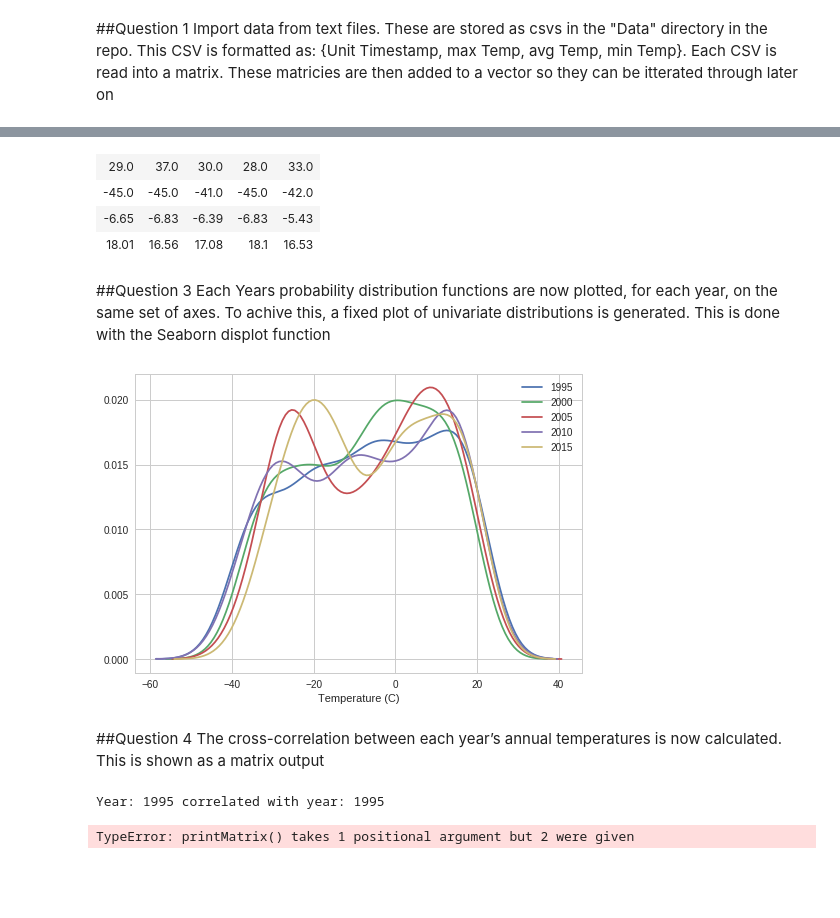
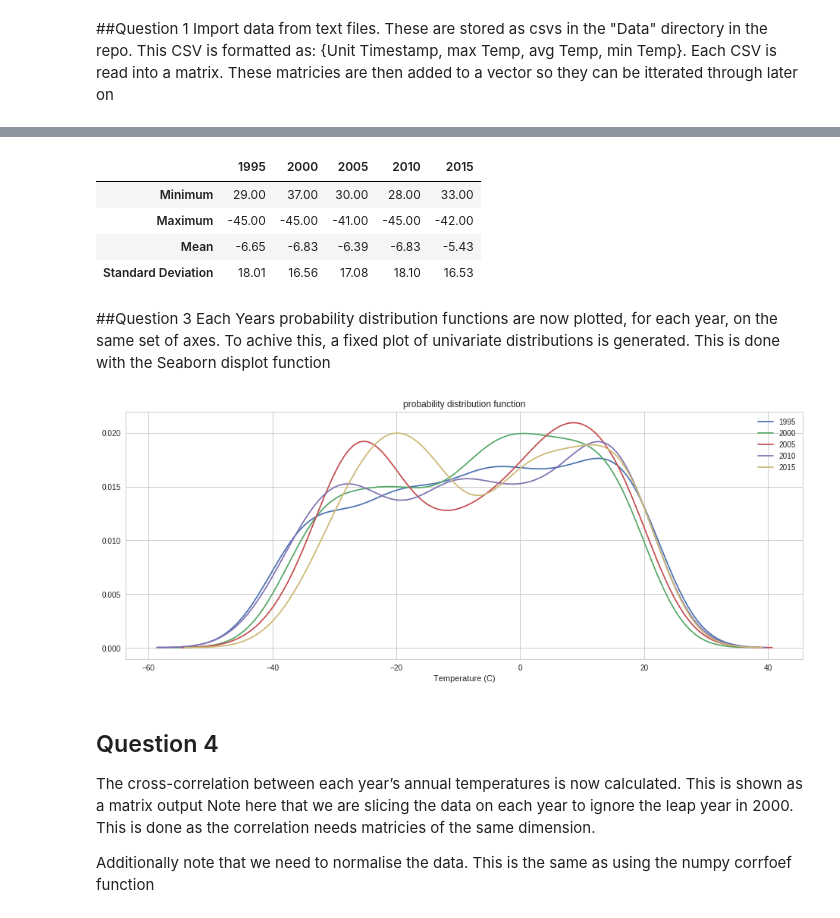
Before and after one commit to chrismaree/ICAO-Weather-Analysis-Python, a Jupyter notebook: MainFile.ipynb, the cells around one changed output, grey strips where cells are left out. Saved outputs shown, nothing was run; the diff lists cells and outputs as text; code cells hidden in the pictures; blank space fills up the shorter version.

Commit message:
question 5 done

```diff
--- a/MainFile.ipynb
+++ b/MainFile.ipynb
@@ -5,11 +5,18 @@
 # %%
 import numpy as np
 import seaborn as sns
+
+from pandas import Series
+import pandas as pd
+from statsmodels.graphics.tsaplots import plot_acf
+
 import json
 import csv
 import scipy.stats
 import matplotlib.pyplot as plt
 from IPython.display import HTML, display
+
+plt.rcParams['figure.figsize'] = (16,6)
 # %% [markdown]
 First, define some useful functions
 # %%
@@ -55,37 +56,33 @@ for year in weatherData:
     dataValues[2,counter]=round(year[:,2].mean(), 2) #average of average values
     dataValues[3,counter]=round(year[:,2].std(), 2) #Standard deviation of average values
     counter=counter+1;
-printMatrix(dataValues)
+# printMatrix(dataValues)
+
+displayHTML(pd.DataFrame(dataValues, columns=['1995','2000','2005','2010','2015'],index=['Minimum','Maximum','Mean','Standard Deviation']).to_html())
 # %% [output]
-| 29.0 | 37.0 | 30.0 | 28.0 | 33.0 |
-| -45.0 | -45.0 | -41.0 | -45.0 | -42.0 |
-| -6.65 | -6.83 | -6.39 | -6.83 | -5.43 |
-| 18.01 | 16.56 | 17.08 | 18.1 | 16.53 |
+|  | 1995 | 2000 | 2005 | 2010 | 2015 |
+| Minimum | 29.00 | 37.00 | 30.00 | 28.00 | 33.00 |
+| Maximum | -45.00 | -45.00 | -41.00 | -45.00 | -42.00 |
+| Mean | -6.65 | -6.83 | -6.39 | -6.83 | -5.43 |
+| Standard Deviation | 18.01 | 16.56 | 17.08 | 18.10 | 16.53 |
 # %% [markdown]
 ##Question 3
 Each Years probability distribution functions are now plotted, for each year, on the same set of axes. To achive this, a fixed plot of univariate distributions is generated. This is done with the Seaborn displot function
 # %%
 sns.set_style('whitegrid')
 counter =0;
 for year in weatherData:
     sns.distplot(year[:,2], hist=False,
                  label=1995+counter*5, #count the current year, from the first dataset in 1995
                  axlabel="Temperature (C)")
     counter=counter+1;
+plt.title('probability distribution function')
 plt.show()
 # %% [output]
-[figure, old version]
+[figure, new version]
 # %% [markdown]
-##Question 4
+## Question 4
 The cross-correlation between each year’s annual temperatures is now calculated. This is shown as a matrix output
+Note here that we are slicing the data on each year to ignore the leap year in 2000. This is done as the correlation needs matricies of the same dimension.
+
+Additionally note that we need to normalise the data. This is the same as using the numpy corrfoef function
-# %%
-for x in range(0,5):
-    for y in range(0,5):
-        print("Year: {} correlated with year: {}".format(1995+5*x,1995+5*y))
-        printMatrix(
-            np.corrcoef(weatherData[x][0:365,2],
-                        weatherData[y][0:365,2])
-                    )
-# %% [output]
-Year: 1995 correlated with year: 1995
-TypeError: printMatrix() takes 1 positional argument but 2 were given
```
Also changed, not shown: parts of 6 cells of this notebook.
